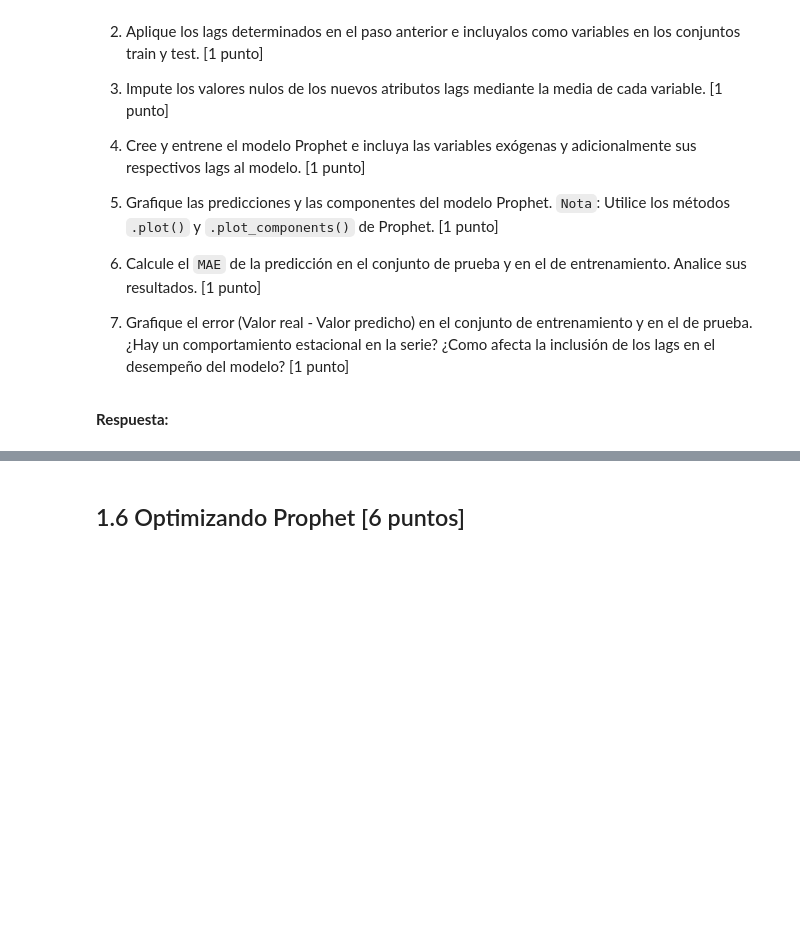
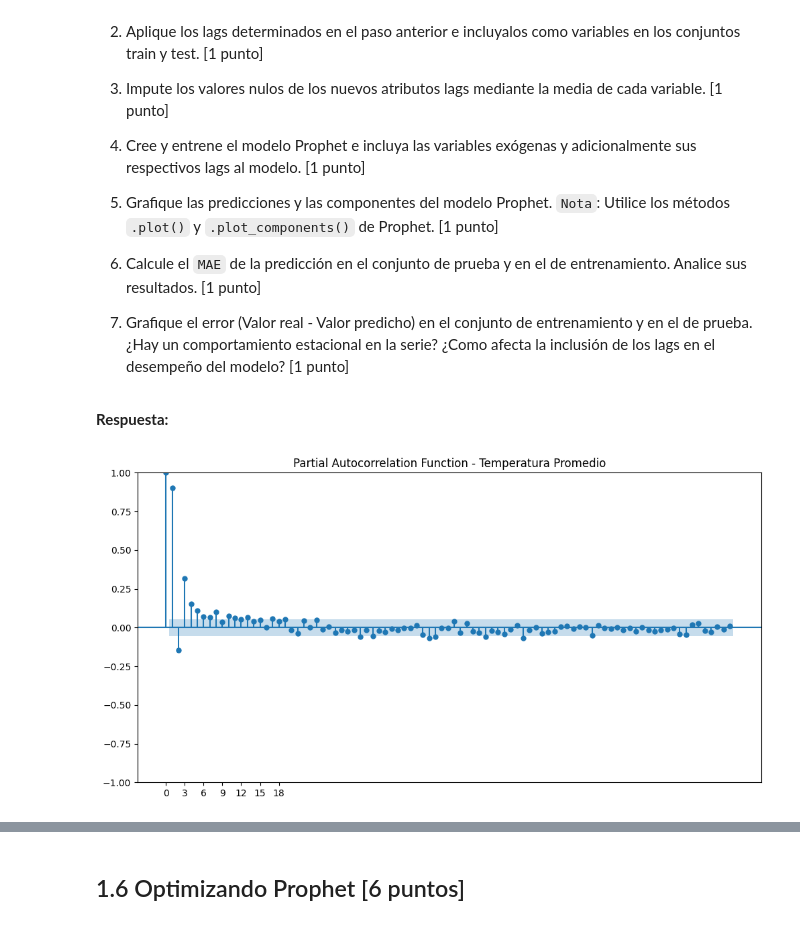
Before and after one commit to MartinTorricoP/Laboratorios_MDS7202, a Jupyter notebook: Lab8_-_Forecasting_y_sistema_de_recomendacion/Lab_8_MT_AT.ipynb, the cells around one changed output, grey strips where cells are left out. Saved outputs shown, nothing was run; the diff lists cells and outputs as text; code cells hidden in the pictures; blank space fills up the shorter version.

```diff
--- a/Lab8_-_Forecasting_y_sistema_de_recomendacion/Lab_8_MT_AT.ipynb
+++ b/Lab8_-_Forecasting_y_sistema_de_recomendacion/Lab_8_MT_AT.ipynb
@@ -652,0 +652,10 @@ Para ello, a usted se le pide que:
+# %%
+# 1
+
+fig, ax = plt.subplots(figsize=(12, 6))
+plot_pacf(train_merged['Temp_avg'], lags=90, alpha = 0.05, ax = ax) # 5% de significancia
+plt.title('Partial Autocorrelation Function - Temperatura Promedio')
+ax.set_xticks(range(0, 21, 3))
+plt.show()
+# %% [output]
+[figure, added]
```
Also changed, not shown: parts of 35 cells of this notebook.
